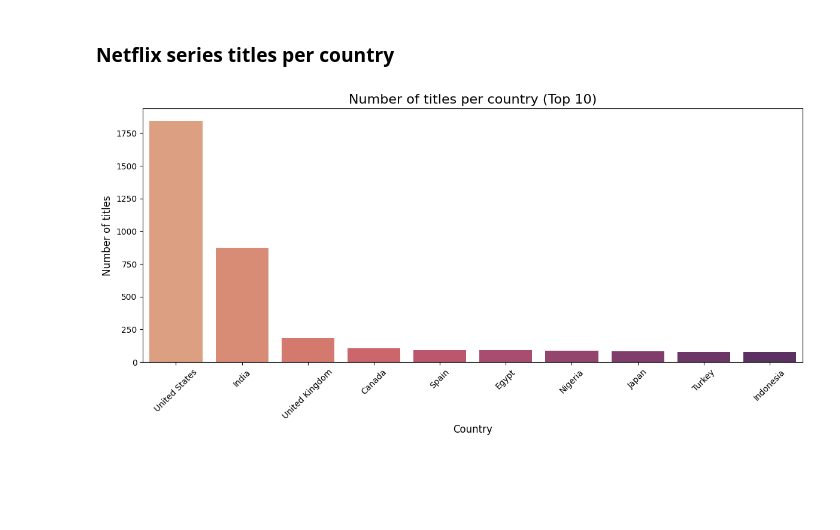
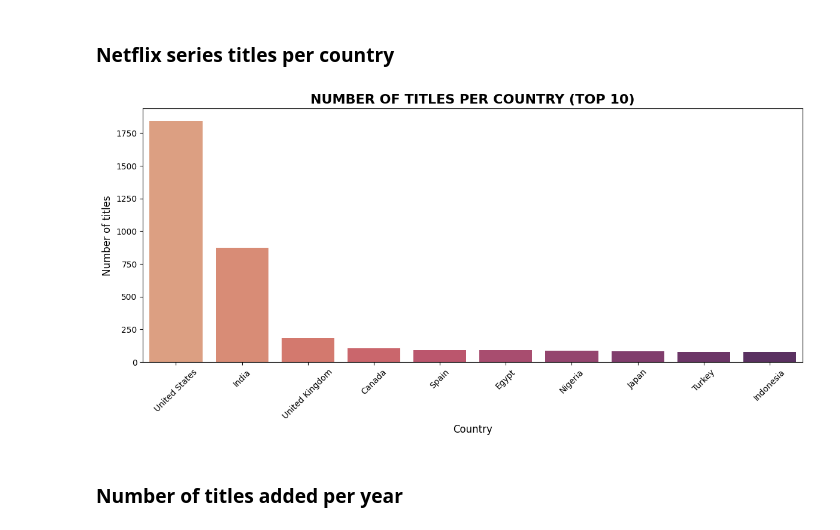
Before and after one commit to SerpiCode/etl-project, a Jupyter notebook: notebooks/data_analysis.ipynb, the cells around one changed output. Cells and saved outputs as stored; diff of their text form; code cells hidden in the pictures; blank space fills up the shorter version.

```diff
--- a/notebooks/data_analysis.ipynb
+++ b/notebooks/data_analysis.ipynb
@@ -20,11 +20,13 @@ df = fetch_data(query)
 # %%
 plt.figure(figsize=(12,6))
 sns.barplot(data=df.head(10), x='country', y='total_titles', palette='flare', hue='country', legend=False)
-plt.title("Number of titles per country (Top 10)", fontsize=16)
+plt.title("NUMBER OF TITLES PER COUNTRY (TOP 10)", fontsize=16, weight='bold')
 plt.xlabel('Country', fontsize=12)
 plt.ylabel('Number of titles', fontsize=12)
 plt.xticks(rotation=45)
 plt.tight_layout()
 plt.show()
 # %% [output]
-[figure, old version]
+[figure, new version]
+# %% [markdown]
+### Number of titles added per year
```
Also changed, not shown: parts of 5 cells of this notebook, 2 other files.
